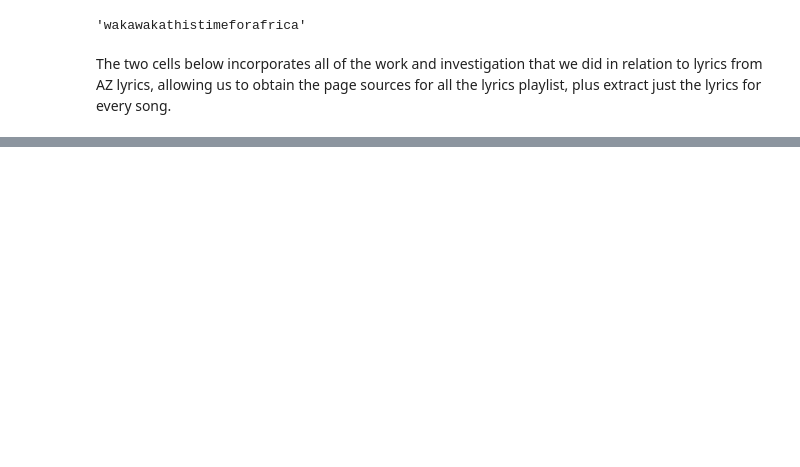
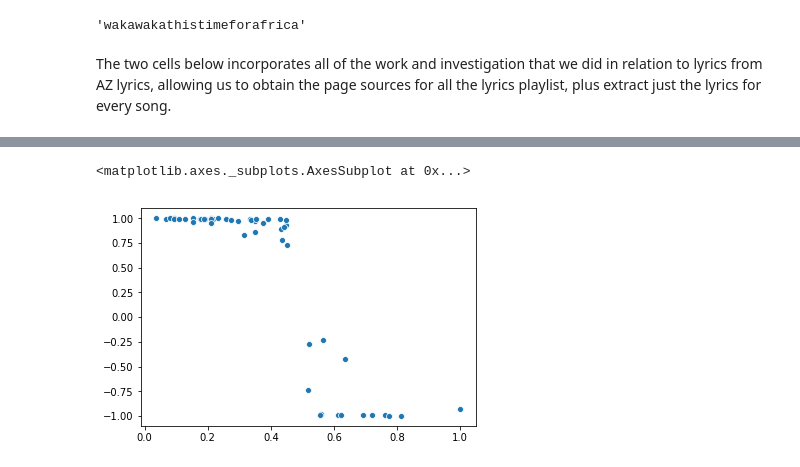
Before and after one commit to artunggal/SpotifyAnalysis, a Jupyter notebook: SentiAnalyzer.ipynb, the cells around one changed output, grey strips where cells are left out. Drawn from its saved outputs; the diff is of its cells as text; code cells hidden in the pictures; blank space fills up the shorter version.

```diff
--- a/SentiAnalyzer.ipynb
+++ b/SentiAnalyzer.ipynb
@@ -344,0 +372,5 @@ sentiment_scores(lyrics[0][12])
+# %%
+sns.scatterplot(weight_neg, comp)
+# %% [output]
+<matplotlib.axes._subplots.AxesSubplot at 0x...>
+[figure, added]
```
Also changed, not shown: parts of 32 cells of this notebook.
